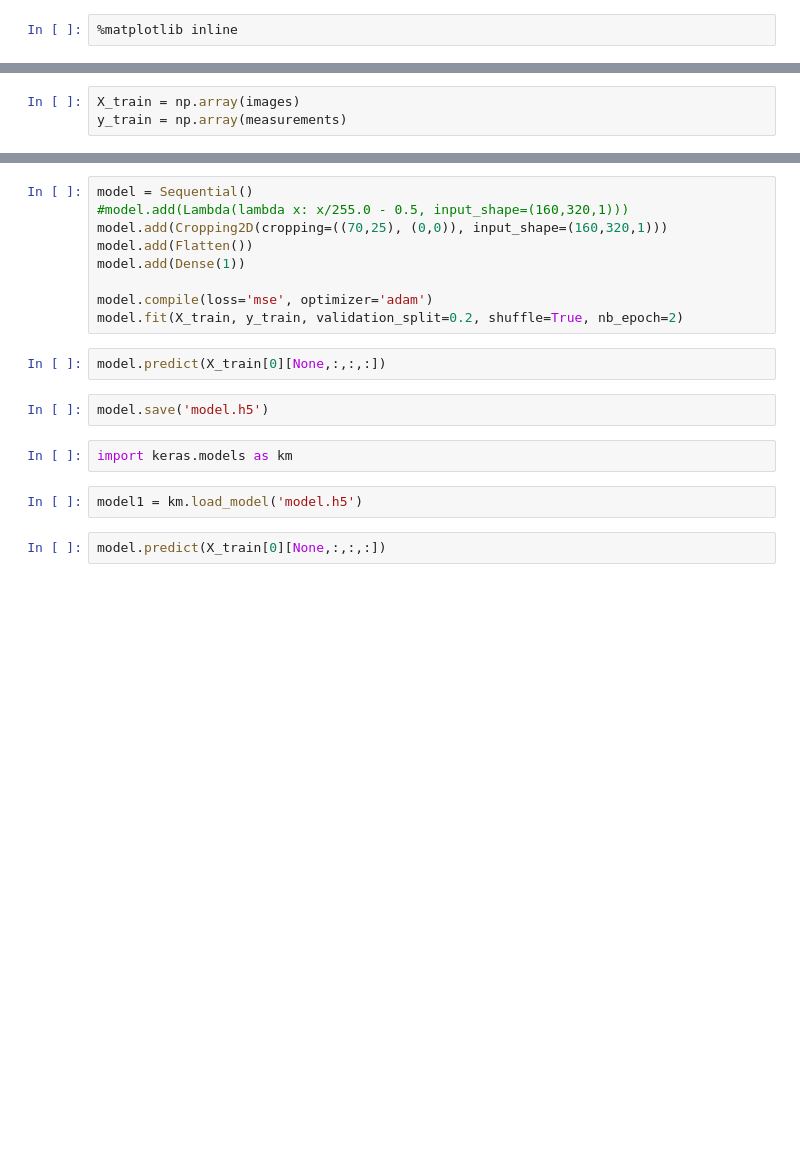
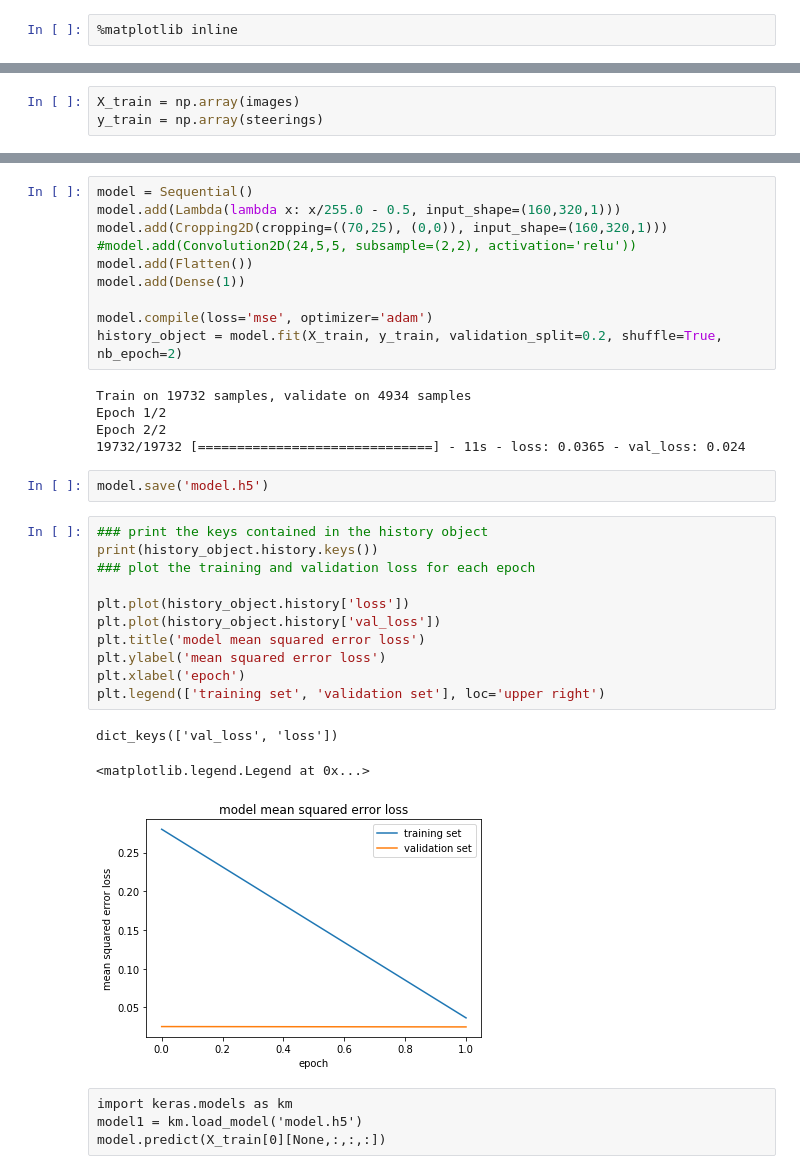
Before and after one commit to tmandzak/CarND-Behavioral-Cloning-P3, a Jupyter notebook: train.ipynb, the cells around one changed output, grey strips where cells are left out. Cells and saved outputs as stored; diff of their text form; blank space fills up the shorter version.

```diff
--- a/train.ipynb
+++ b/train.ipynb
@@ -100,6 +91,6 @@ for image, measurement in zip(images, measurements):
 # %%
 X_train = np.array(images)
-y_train = np.array(measurements)
+y_train = np.array(steerings)
 # %%
 from keras.models import Sequential
 from keras.layers import Flatten, Dense, Lambda, Cropping2D
@@ -107,19 +100,36 @@ from keras.layers.convolutional import Convolution2D
 # %%
 model = Sequential()
-#model.add(Lambda(lambda x: x/255.0 - 0.5, input_shape=(160,320,1)))
+model.add(Lambda(lambda x: x/255.0 - 0.5, input_shape=(160,320,1)))
 model.add(Cropping2D(cropping=((70,25), (0,0)), input_shape=(160,320,1)))
+#model.add(Convolution2D(24,5,5, subsample=(2,2), activation='relu'))
 model.add(Flatten())
 model.add(Dense(1))
 
 model.compile(loss='mse', optimizer='adam')
-model.fit(X_train, y_train, validation_split=0.2, shuffle=True, nb_epoch=2)
+history_object = model.fit(X_train, y_train, validation_split=0.2, shuffle=True, nb_epoch=2)
+# %% [output]
+Train on 19732 samples, validate on 4934 samples
+Epoch 1/2
+Epoch 2/2
+19732/19732 [==============================] - 11s - loss: 0.0365 - val_loss: 0.024
-# %%
-model.predict(X_train[0][None,:,:,:])
 # %%
 model.save('model.h5')
-# %%
-import keras.models as km
-# %%
-model1 = km.load_model('model.h5')
-# %%
-model.predict(X_train[0][None,:,:,:])
+# %%
+### print the keys contained in the history object
+print(history_object.history.keys())
+### plot the training and validation loss for each epoch
+
+plt.plot(history_object.history['loss'])
+plt.plot(history_object.history['val_loss'])
+plt.title('model mean squared error loss')
+plt.ylabel('mean squared error loss')
+plt.xlabel('epoch')
+plt.legend(['training set', 'validation set'], loc='upper right')
+# %% [output]
+dict_keys(['val_loss', 'loss'])
+<matplotlib.legend.Legend at 0x...>
+[figure, added]
+# %% [raw]
+import keras.models as km
+model1 = km.load_model('model.h5')
+model.predict(X_train[0][None,:,:,:])
```
Also changed, not shown: parts of 19 cells of this notebook, 2 other files.
